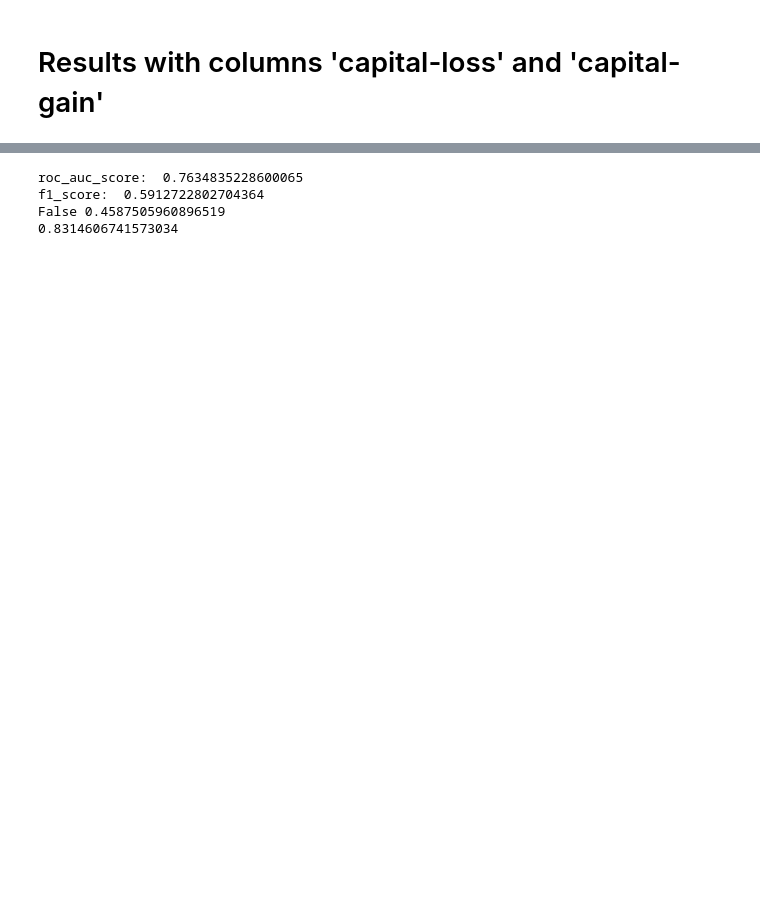
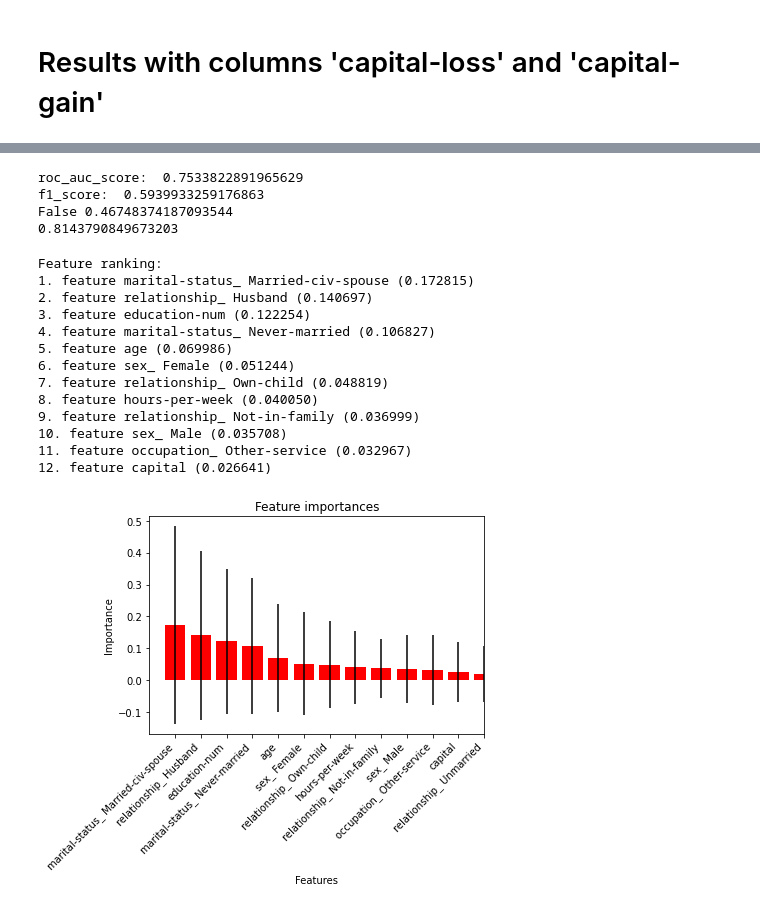
Before and after one commit to franciscobertao1995/hack06-Team03, a Jupyter notebook: Untitled.ipynb, the cells around one changed output, grey strips where cells are left out. Cells and saved outputs as stored; diff of their text form; code cells hidden in the pictures; blank space fills up the shorter version.

```diff
--- a/Untitled.ipynb
+++ b/Untitled.ipynb
@@ -359,0 +532,10 @@ with open('./tmp/dtypes.pickle', 'wb') as fh:
+# %%
+ind = data_final_improve[data_final_improve.occupation == ' ?'].index
+
+data_final_improve = data_final_improve.drop(ind)
+# %%
+# Replace target with 0 and 1
+
+data_final_improve['target'] = 0
+data_final_improve.loc[data_final_improve.salary == ' >50K','target'] = 1
+data_final_improve
@@ -360,11 +556,6 @@ with open('./tmp/dtypes.pickle', 'wb') as fh:
 # %%
-data_final = data.copy()
 
-data_final['target'] = 0
-data_final.loc[data_final.salary == ' >50K','target'] = 1
-data_final.loc[data_final.salary == ' >50K'].target
-
-df_train, df_test = train_test_split(data_final, test_size=0.3, random_state=42)
+df_train, df_test = train_test_split(data_final_improve, test_size=0.3, random_state=42, stratify=data_final_improve.target)
 
 target = 'target'
 
@@ -380,11 +571,10 @@ all_features = [
   'sex',
   'hours-per-week',
   'native-country',
-  'capital-loss',
-  'capital-gain'
+  'capital',
 ]
 
-numerical_features = ['age', 'education-num', 'hours-per-week', 'capital-loss', 'capital-gain']
+numerical_features = ['age', 'education-num', 'hours-per-week', 'capital']
 categorical_features = [
   'workclass',
   'education',
@@ -442,7 +632,41 @@ print(is_verified, success_rate)
 
 print(verify_amount_found(y_test_baseline, y_pred_baseline))
 # %% [output]
-roc_auc_score:  0.7634835228600065
-f1_score:  0.5912722802704364
-False 0.4587505960896519
-0.8314606741573034
+roc_auc_score:  0.7533822891965629
+f1_score:  0.5939933259176863
+False 0.46748374187093544
+0.8143790849673203
+# %%
+categorical_encode_step = pipeline.named_steps['columntransformer'].named_transformers_['cat'].named_steps['onehot']
+random_forest_step = pipeline.named_steps['randomforestclassifier']
+onehot_columns = categorical_encode_step.get_feature_names(input_features=categorical_features)
+importances = pd.Series(data=random_forest_step.feature_importances_, index = np.array(numerical_features + list(onehot_columns)))
+indices = np.argsort(importances)[::-1]
+print("Feature ranking:")
+for f in range(X_train.shape[1]):
+    print("%d. feature %s (%f)" % (f + 1, importances.index[indices[f]], importances[indices[f]]))
+std = np.std([tree.feature_importances_ for tree in random_forest_step.estimators_], axis=0)
+plt.figure()
+plt.title("Feature importances")
+plt.bar(x=importances.index[indices], height=importances[indices],
+        color="r", yerr=std[indices], align="center");
+plt.xticks(range(len(importances.index[indices])), importances.index[indices], rotation=45, ha="right")
+plt.xlim([-1, X_train.shape[1]])
+plt.xlabel('Features');
+plt.ylabel('Importance');
+plt.show()
+# %% [output]
+Feature ranking:
+1. feature marital-status_ Married-civ-spouse (0.172815)
+2. feature relationship_ Husband (0.140697)
+3. feature education-num (0.122254)
+4. feature marital-status_ Never-married (0.106827)
+5. feature age (0.069986)
+6. feature sex_ Female (0.051244)
+7. feature relationship_ Own-child (0.048819)
+8. feature hours-per-week (0.040050)
+9. feature relationship_ Not-in-family (0.036999)
+10. feature sex_ Male (0.035708)
+11. feature occupation_ Other-service (0.032967)
+12. feature capital (0.026641)
+[figure, added]
```
Also changed, not shown: parts of 13 cells of this notebook, 6 other files.
